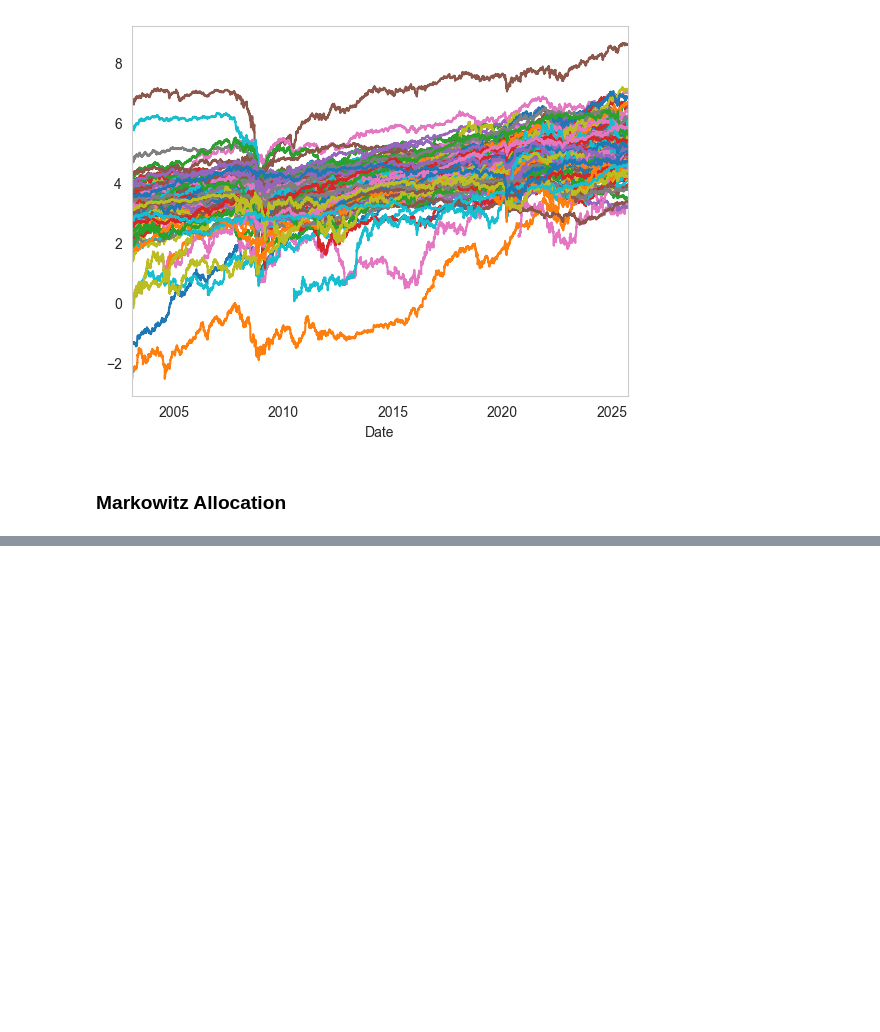
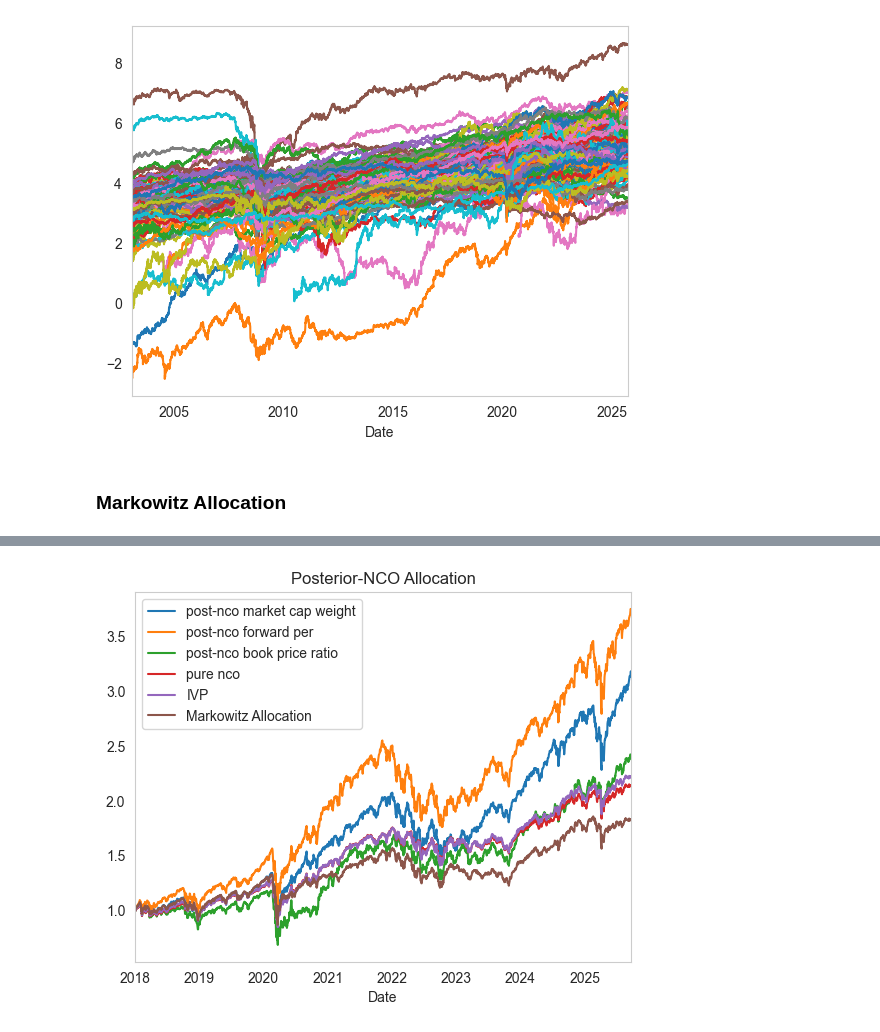
Before and after one commit to Tommylee1013/nco-research, a Jupyter notebook: empirical/SP100.ipynb, the cells around one changed output, grey strips where cells are left out. Cells and saved outputs as stored; diff of their text form; code cells hidden in the pictures; blank space fills up the shorter version.

```diff
--- a/empirical/SP100.ipynb
+++ b/empirical/SP100.ipynb
@@ -136,0 +922,30 @@ weights_df = rolling_min_var(weekly_ret, lookback=52, hold=4)
+# %%
+post_nco_weight_market_cap = rolling_posterior_nco(
+    weekly_ret, market_weight,
+    lookback_days=252,
+    linkage_method='ward',
+    within='ivp',
+    delta=3.0, tau=0.5, confidence=1,
+    denoise=True, detone=True,
+    fillna_zero=True
+)
+# %%
+post_nco_weight_fper = rolling_posterior_nco(
+    weekly_ret, fper_weight,
+    lookback_days=252,
+    linkage_method='ward',
+    within='ivp',
+    delta=3.0, tau=0.5, confidence=1,
+    denoise=True, detone=True,
+    fillna_zero=True
+)
+# %%
+post_nco_weight_bpr = rolling_posterior_nco(
+    weekly_ret, bpr_weight,
+    lookback_days=252,
+    linkage_method='ward',
+    within='ivp',
+    delta=3.0, tau=0.5, confidence=1,
+    denoise=True, detone=True,
+    fillna_zero=True
+)
@@ -136,0 +969,13 @@ weights_df = rolling_min_var(weekly_ret, lookback=52, hold=4)
+# %%
+(1 + (post_nco_weight_market_cap * weekly_ret).sum(axis = 1)).cumprod().loc['2018':].plot(label = 'post-nco market cap weight')
+(1 + (post_nco_weight_fper * weekly_ret).sum(axis = 1)).cumprod().loc['2018':].plot(label = 'post-nco forward per')
+(1 + (post_nco_weight_bpr * weekly_ret).sum(axis = 1)).cumprod().loc['2018':].plot(label = 'post-nco book price ratio')
+(1 + (nco_weight_df * weekly_ret).sum(axis = 1)).cumprod().loc['2018':].plot(label = 'pure nco')
+(1 + (ivp_weight * weekly_ret).sum(axis = 1)).cumprod().loc['2018':].plot(label = 'IVP')
+(1 + (weights_df * weekly_ret).sum(axis = 1)).cumprod().loc['2018':].plot(label = 'Markowitz Allocation')
+plt.legend()
+plt.grid(False)
+plt.title('Posterior-NCO Allocation')
+plt.show()
+# %% [output]
+[figure, added]
```
Also changed, not shown: parts of 24 cells of this notebook, 1 other file.
